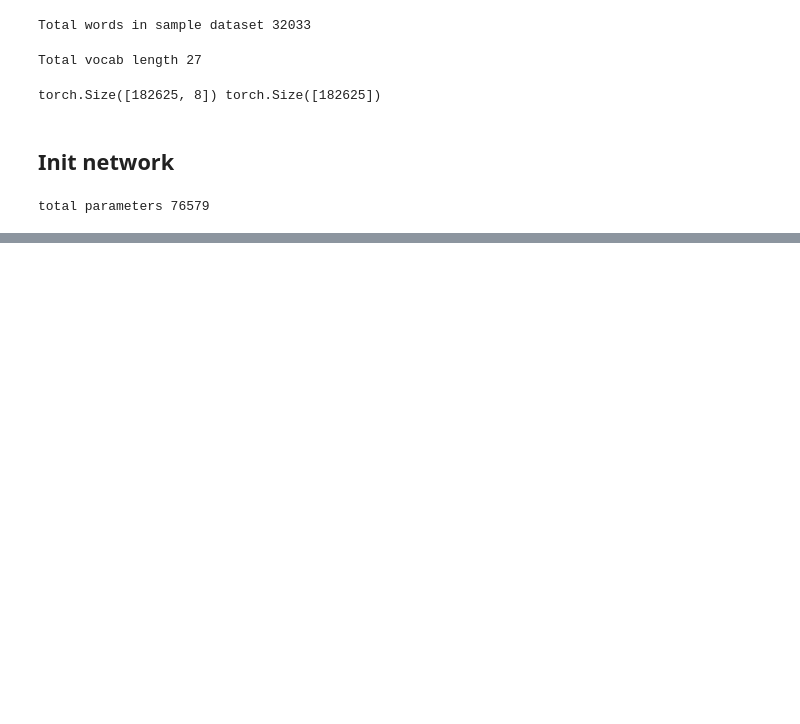
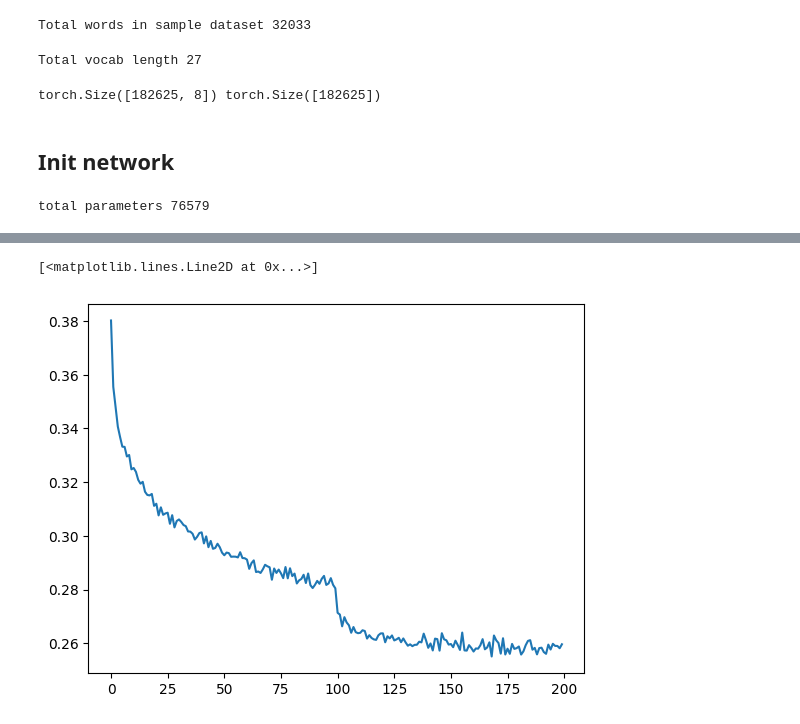
Before and after one commit to kannancmohan/neural-basics, a Jupyter notebook: intro_to_Language_modeling_final.ipynb, the cells around one changed output, grey strips where cells are left out. Drawn from its saved outputs; the diff is of its cells as text; code cells hidden in the pictures; blank space fills up the shorter version.

```diff
--- a/intro_to_Language_modeling_final.ipynb
+++ b/intro_to_Language_modeling_final.ipynb
@@ -301,0 +289,29 @@ Linear : (4, 27)
+# %%
+# Training the network
+max_steps = 200000
+batch_size = 32
+lossi = [] # optional- for plotting loss
+
+for i in range(max_steps):
+  ix = torch.randint(0, Xtr.shape[0], (batch_size,)) # select batch_size(32) random int number
+  Xb, Yb = Xtr[ix], Ytr[ix] # select rows based on given index
+
+  x = Xb
+  # forward pass
+  logits = model(x)
+  loss = F.cross_entropy(logits, Yb) # calculate loss
+
+  #back pass
+  for p in parameters:
+    p.grad = None
+  loss.backward()
+
+  # update parameters (use step learning rate decay)
+  lr = 0.1 if i < 150000 else 0.01
+  for p in model.parameters():
+    p.data += -lr * p.grad # SDG-stochastic gradient descent
+
+  # track stats
+  if i % 10000 == 0: # every 10000 print the loss
+    print(f'{i:7d}/{max_steps:5d}: {loss.item():.4f}')
+  lossi.append(loss.log10().item()) # Using log10 can be helpful for visualizing loss values that span several orders of magnitude
@@ -301,0 +339,6 @@ Linear : (4, 27)
+# %%
+# plotting the average of loss over groups of 1000
+plt.plot(torch.tensor(lossi).view(-1, 1000).mean(1))
+# %% [output]
+[<matplotlib.lines.Line2D at 0x...>]
+[figure, added]
```
Also changed, not shown: parts of 5 cells of this notebook.
